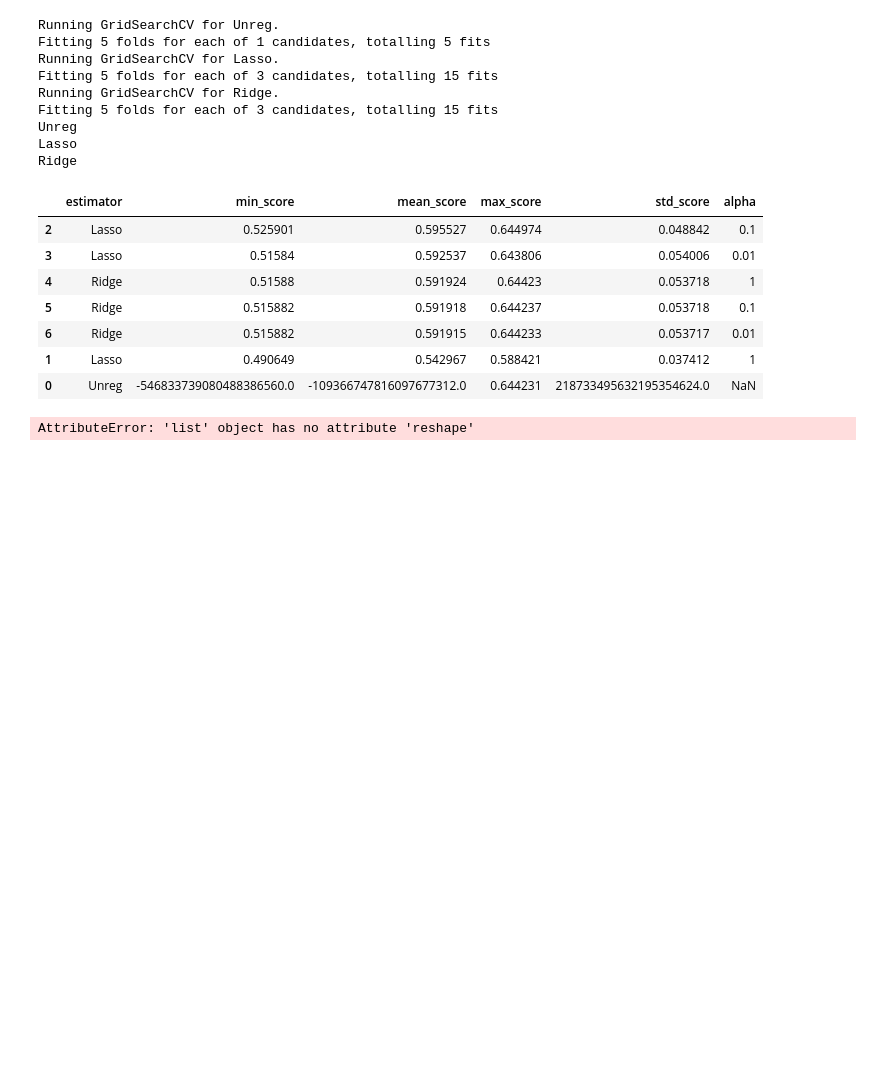
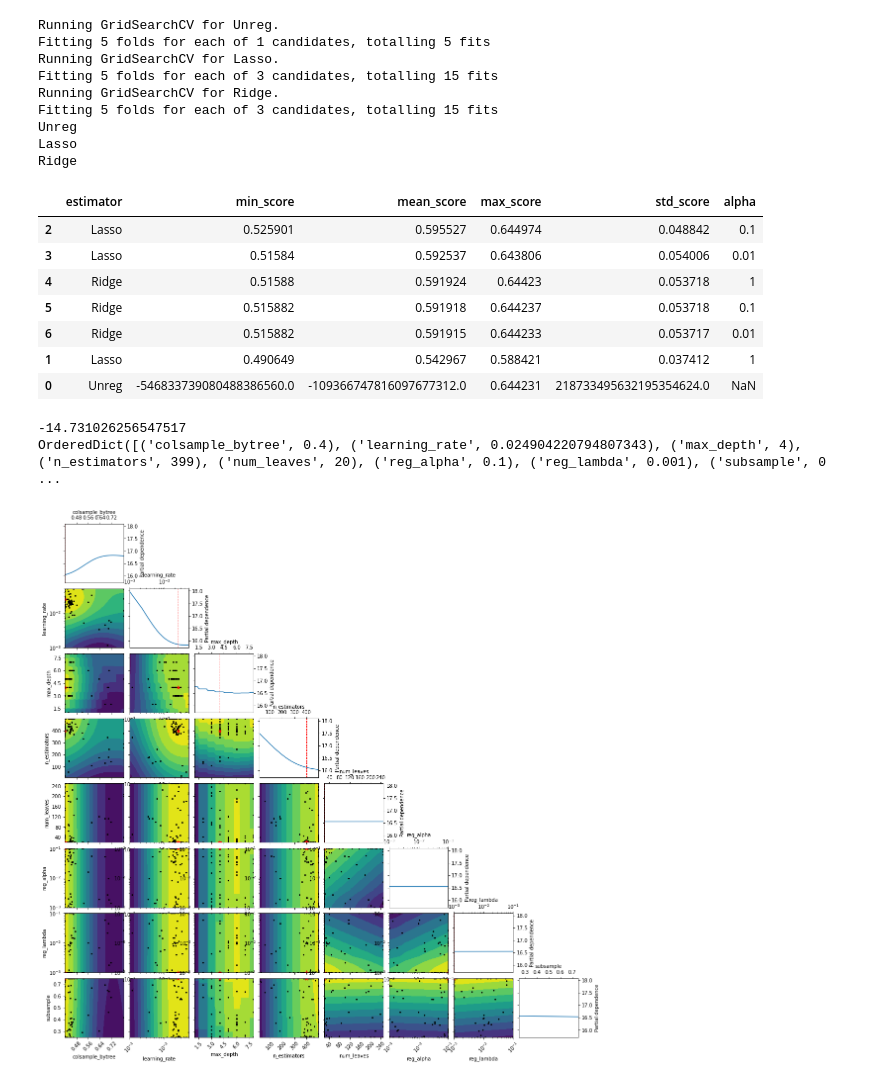
Before and after one commit to ztucker4/ECE219_Winter2021, a Jupyter notebook: Project_4/Project_4.ipynb, the cells around one changed output. Saved outputs shown, nothing was run; the diff lists cells and outputs as text; code cells hidden in the pictures; blank space fills up the shorter version.

```diff
--- a/Project_4/Project_4.ipynb
+++ b/Project_4/Project_4.ipynb
@@ -617,6 +585,7 @@ class EstimatorSelectionHelper_LGB:
 # %%
 import lightgbm as lgb
 from skopt import BayesSearchCV
+from skopt.space import Real, Categorical, Integer
 import warnings
 warnings.filterwarnings("ignore")
 
@@ -648,12 +617,14 @@ suic_df_lgb_preprocessed = preprocess_suic.fit_transform(suic_df_lgb)
 lgbm_classifier = lgb.LGBMRegressor()
 
 params = {
-    'num_leaves': [20, 150],
-    'max_depth': [-1, 8], #Try having no limit vs. some limit
+    'num_leaves': [20, 1000],
+    'max_depth': [4, 10],
     'learning_rate': [0.1, 0.05],
-    'boosting_type': ['gbdt', 'goss'],
     'reg_alpha': [0.01, 0.001],
-    'reg_lambda': [0.01, 0.001]
+    'reg_lambda': [0.01, 0.001],
+    'n_estimators': [200, 700],
+    'subsample': [0.5, 0.25],
+    'colsample_bytree': [0.6, 0.8],
 }
 
 models_in = {
@@ -668,40 +639,51 @@ params_in = {
 features = scaled_cols+cat_cols
 
 """
-grid_search = EstimatorSelectionHelper_LGB(models_in, params_in)
-grid_search.fit(suic_df_lgb_preprocessed, labels_suic, n_jobs=1, cv=10,
+grid_search = EstimatorSelectionHelper(models_in, params_in)
+grid_search.fit_LGB(suic_df_lgb_preprocessed, labels_suic, n_jobs=-1, cv=10,
                 feature_name=features,
                 categorical_feature=cat_cols,
                 scoring='neg_root_mean_squared_error', verbose=False)
 print(grid_search.score_summary(sort_by='mean_score'))
 """
 
+
 fit_params= {
     'feature_name': features,
     'categorical_feature': cat_cols,
-    'verbose': -1
+    'verbose': False
 }
 
 
 opt = BayesSearchCV(
     lgbm_classifier,
     {
-        'num_leaves': (20, 150, 'log-uniform'),
-        'learning_rate': (0.001, 0.05, 'log-uniform'),
-        'boosting_type': ['gbdt', 'goss', 'dart'],  # categorical parameter
-        'reg_alpha': (0.001, 0.1, 'log-uniform'),
-        'reg_lambda': (0.001, 0.1, 'log-uniform'),
-        'max_depth': (-1, 8, 'log-uniform')
+        'num_leaves': Integer(20, 250),
+        'learning_rate': Real(0.001, 0.05, 'log-uniform'),
+        'reg_alpha': Real(0.001, 0.1, 'log-uniform'),
+        'reg_lambda': Real(0.001, 0.1, 'log-uniform'),
+        'max_depth': Integer(1, 8),
+        'n_estimators': Integer(10, 500),
+        'subsample': Real(0.25, 0.75),
+        'colsample_bytree': Real(0.4, 0.8),
     },
     cv=10,
-    n_iter=32,
+    n_iter=100,
     fit_params=fit_params,
     scoring='neg_root_mean_squared_error',
     return_train_score=True
 )
 
 opt.fit(suic_df_lgb_preprocessed, labels_suic)
-#print(opt.best_score_)
-#print(opt.best_params_)
+print(opt.best_score_)
+print(opt.best_params_)
 # %% [output]
-AttributeError: 'list' object has no attribute 'reshape'
+-14.731026256547517
+OrderedDict([('colsample_bytree', 0.4), ('learning_rate', 0.024904220794807343), ('max_depth', 4), ('n_estimators', 399), ('num_leaves', 20), ('reg_alpha', 0.1), ('reg_lambda', 0.001), ('subsample', 0 ...
+# %%
+from skopt.plots import plot_objective
+
+for feat in opt.optimizer_results_:
+    plot_objective(feat)
+# %% [output]
+[figure, added]
```
Also changed, not shown: parts of 11 cells of this notebook.
